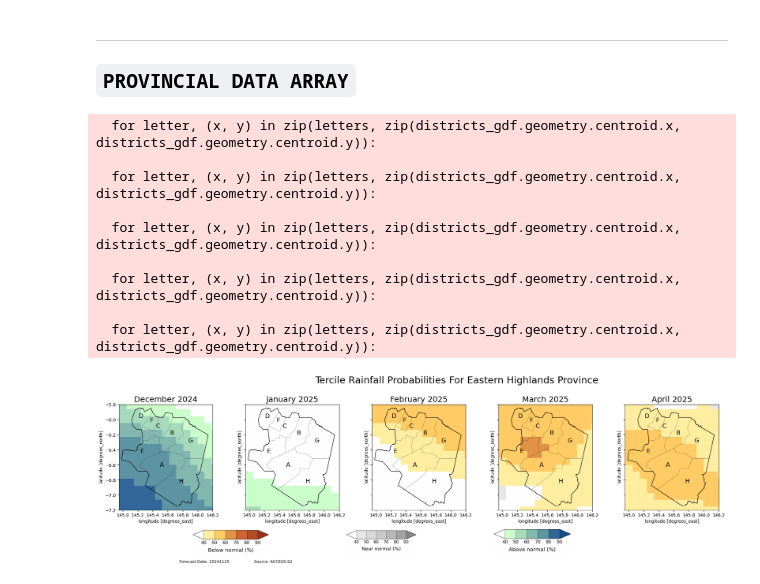
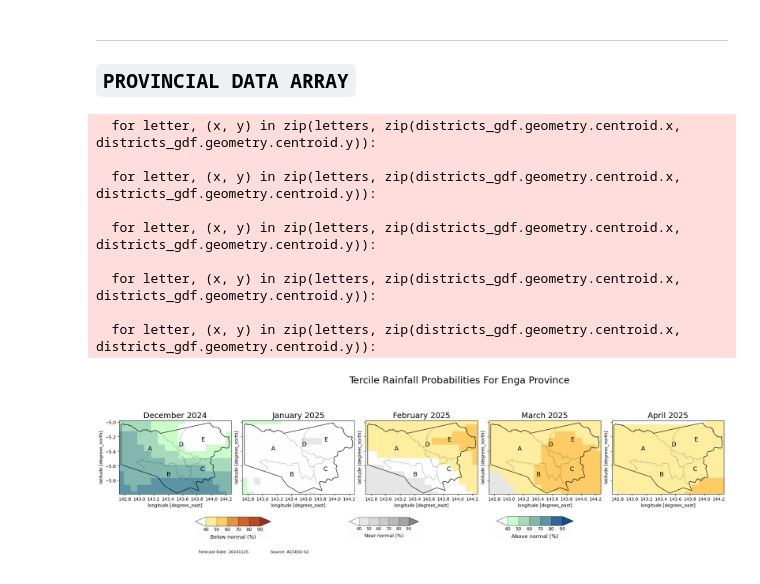
Before and after one commit to nytes75/Seasonal-Farming-Advisory, a Jupyter notebook: main.ipynb, the cells around one changed output. Saved outputs shown, nothing was run; the diff lists cells and outputs as text; code cells hidden in the pictures.

Commit message:
adjusting positions: adding to province list

```diff
--- a/main.ipynb
+++ b/main.ipynb
@@ -120,18 +120,19 @@ def plot_multiple_months(data, start_month_idx, tercile_idx, province, num_month
 
      # Add custom images as colorbars
     img_paths = ['assets/below_scale.png', 'assets/near_scale.png', 'assets/above_scale.png']
-    positions = [[0.1, 0.01, 0.2, 0.13], [0.3, 0.01, 0.2, 0.13], [0.5, 0.01, 0.2, 0.13]]
-    add_custom_colorbars(fig, img_paths, positions)
+    add_custom_colorbars(fig, img_paths, province['ter_scale_position'])
     # Colorbar
     #cbar = fig.colorbar(im, ax=axs, orientation='horizontal', fraction=0.02, pad=0.1)
     #cbar.set_label('Percent %', size='large')
     #cbar.set_ticks([])  # Remove ticks from the colorbar
-    plt.subplots_adjust(left=0.05, right=0.85, top=0.8, bottom=0.24, wspace=0.3)
+    plt.subplots_adjust(left=0.05, right=0.85, top=0.8, bottom=0.24, wspace=0.1)
     plt.suptitle(f'Tercile Rainfall Probabilities For {province['name']} Province', fontsize=22, y=0.95)
     ax.text(province['ax_forecast_terc'][0], province['ax_forecast_terc'][1], f'Forecast Date: {data.forecast_date}', fontsize=9)
     ax.text(province['ax_source_terc'][0], province['ax_source_terc'][1], f'Source: ACCESS-S2', fontsize=9)
-    plt.savefig(f'output/{province['name']}_latest_tercile_forecast.png', dpi=300, bbox_inches='tight')
-    plt.savefig(f'archive/{data.forecast_date}_{province['name']}_tercile_forecast.png', dpi=300, bbox_inches='tight')
+
+    # ===== [ Saving Figure ] =====
+    #plt.savefig(f'output/{province['name']}_latest_tercile_forecast.png', dpi=300, bbox_inches='tight')
+    #plt.savefig(f'archive/{data.forecast_date}_{province['name']}_tercile_forecast.png', dpi=300, bbox_inches='tight')
 
     plt.show()
 # %%
@@ -221,19 +223,35 @@ province = {
         'extent' : [144.95, 146.2, -7.2, -5.8],
         'ax_forecast_terc' : [139, -7.9],
         'ax_source_terc' : [140, -7.9],
+        'ter_scale_position' : [[0.1, 0.01, 0.2, 0.13], [0.3, 0.01, 0.2, 0.13], [0.5, 0.01, 0.2, 0.13]],
         'ax_forecast_exce' : [141.8, -7.8],
         'ax_source_exce' : [142.8, -7.8],
+        'ser_bottom' : 0.26,
+    },
+    'Enga' : {
+        'name' : 'Enga',
+        'region' : 'Highlands',
+        'initials' : 'ENG',
+        'extent' : [142.722, 144.272, -5.988, -4.976],
+        'ter_scale_position' : [[0.1, 0.08, 0.2, 0.13], [0.3, 0.08, 0.2, 0.13], [0.5, 0.08, 0.2, 0.13]],
+        'ax_forecast_terc' : [137, -6.8],
+        'ax_source_terc' : [138, -6.8],
+        'ax_forecast_exce' : [139.8, -6.7],
+        'ax_source_exce' : [140.8, -6.7],
+        'ser_bottom' : 0.32,
+
     },
     'Morobe' : {
         'name' : 'Morobe',
         'region' : 'Momase',
         'initials' : 'MRB',
         'extent' : [145.70, 148.2, -8.1, -5.2],
+        'ter_scale_position' : [[0.1, 0.01, 0.2, 0.13], [0.3, 0.01, 0.2, 0.13], [0.5, 0.01, 0.2, 0.13]],
         'ax_forecast_terc' : [136, -9.4],
         'ax_source_terc' : [138, -9.4],
         'ax_forecast_exce' : [139, -9.4],
         'ax_source_exce' : [141, -9.4],
-    }
+    },
 }
 # %%
 # Shapefiles path
@@ -249,20 +267,20 @@ access_mon_ex = get_data(data_path_senario)
 # %%
 # Define starting month and tercile indices
 start_month_idx = 0  # Start from the first month
 tercile_idx = 1  # Tercile index (1 for highest, 2 for middle, 3 for lowest)
 
-plot_multiple_months(access_mon_tr, start_month_idx, tercile_idx, province=province['Eastern Highlands'])
+plot_multiple_months(access_mon_tr, start_month_idx, tercile_idx, province=province['Enga'])
 # %% [output]
   for letter, (x, y) in zip(letters, zip(districts_gdf.geometry.centroid.x, districts_gdf.geometry.centroid.y)):
 
   for letter, (x, y) in zip(letters, zip(districts_gdf.geometry.centroid.x, districts_gdf.geometry.centroid.y)):
 
   for letter, (x, y) in zip(letters, zip(districts_gdf.geometry.centroid.x, districts_gdf.geometry.centroid.y)):
 
   for letter, (x, y) in zip(letters, zip(districts_gdf.geometry.centroid.x, districts_gdf.geometry.centroid.y)):
 
   for letter, (x, y) in zip(letters, zip(districts_gdf.geometry.centroid.x, districts_gdf.geometry.centroid.y)):
-[figure, old version]
+[figure, new version]
 # %%
 plot_exceedance_maps(access_mon_ex, start_month_idx, province=province['Eastern Highlands'])
 # %% [output]
```
Also changed, not shown: parts of 2 cells of this notebook, 1 other file.
